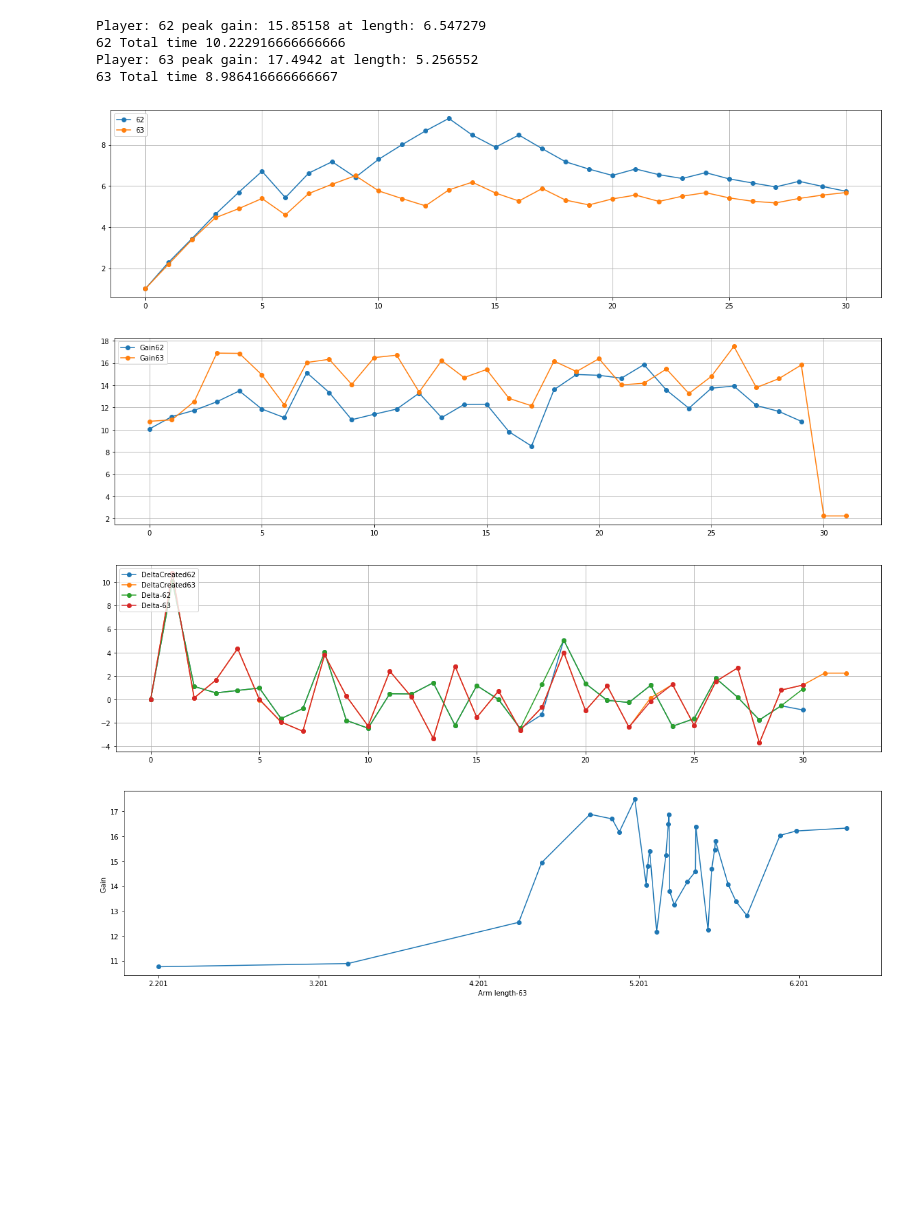
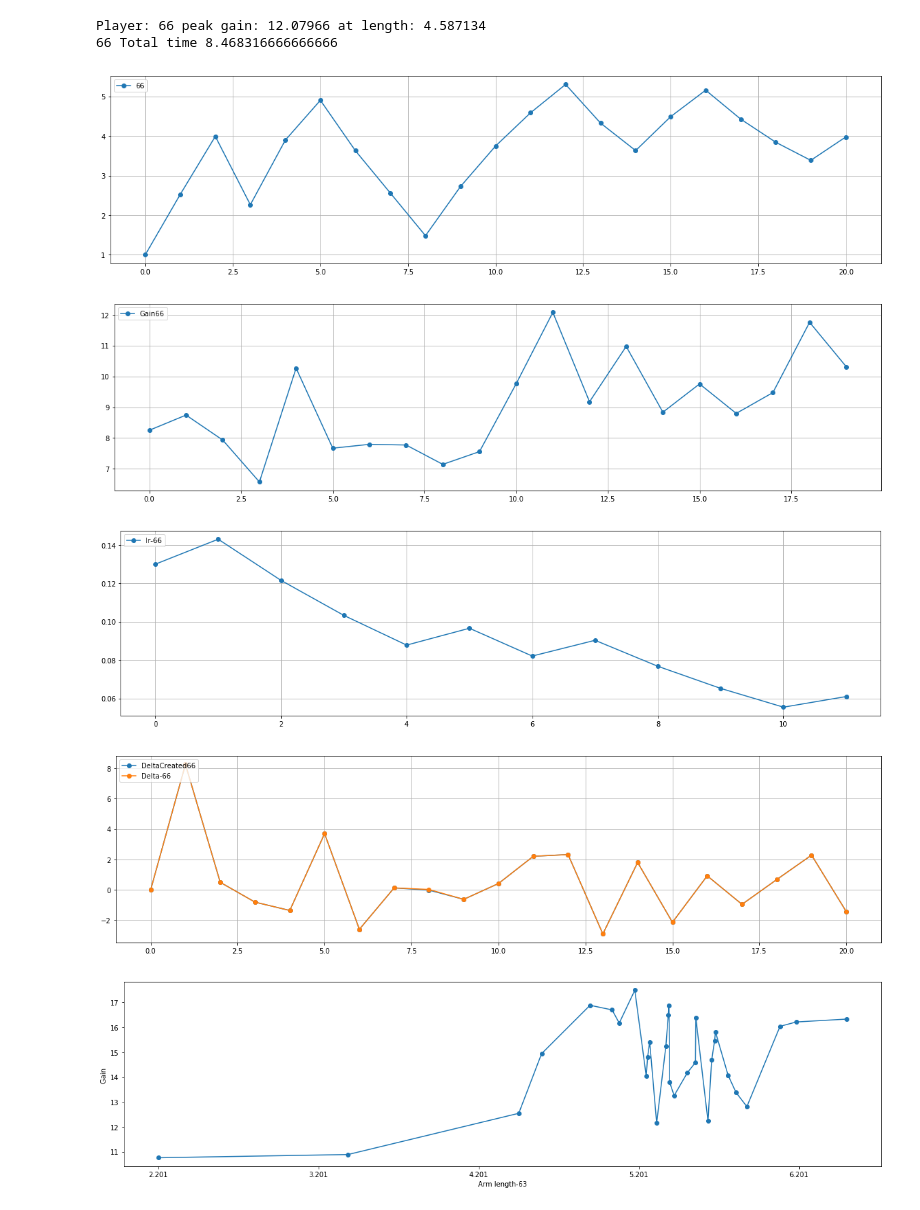
Before and after one commit to AndreeaStefan/SmartuistWrapper, a Jupyter notebook: evaluation/PlotResults.ipynb, the cells around one changed output. Drawn from its saved outputs; the diff is of its cells as text; code cells hidden in the pictures; blank space fills up the shorter version.

Commit message:
Player - 65 and 66: Pre trial

```diff
--- a/evaluation/PlotResults.ipynb
+++ b/evaluation/PlotResults.ipynb
@@ -94,7 +94,7 @@ def EffortPerBodyPartPerPlayer(p, results, batchSize):
 # player 9 = same as 8
 
 batchSize = 8
-players = [ 62, 63]
+players = [ 66]
 path ="C:\\Users\\huber\\OneDrive\\Dokumenty\\thesis-hubert\\unity\\SmartuistWrapper\\tapResult.csv"
 pathA = "E:\\Andreea\\Projects\\Git\\SmartsuitWrapper\\SmartuistWrapper\\tapResult.csv"
 pathStats ="C:\\Users\\huber\\OneDrive\\Dokumenty\\thesis-hubert\\unity\\SmartuistWrapper\\tapResult.csv"
@@ -159,41 +159,40 @@ plt.show()
 # for p in players:
 #     bodyParts = EffortPerBodyPartPerPlayer(p, results, 10)
 #     z = 0
 #     x = list(range(0, len(bodyParts[0])-2))
 #     for a in bodyParts:
 #         if z in [0,1,2,3,4,5,6]:
 #             plt.plot(x,a[:len(a)-2], 'o-', label= str(p) + "-" + str(z))
 #         z = z + 1
 
 #     plt.legend(loc='upper left')
 #     plt.grid(True)
 #     plt.show()
 
 # plot learning rate
-#plotOneResult(players, gradientStats, 6, "lr-")
+plotOneResult(players, gradientStats, 6, "lr-")
 
 
 for p in players:
     tmp = gradientStats[p]
     gain = [0]
     prevGain = [0]
     for words in tmp:
         gain.append(float(words[5]))
         prevGain.append(float(words[4]))
     delta = np.array(gain) - np.array(prevGain)
     x = list(range(0, len(delta)))
     plt.plot(x, delta, 'o-', label="DeltaCreated"+str(p))
 
 # plot delta
 plotOneResult(players, results, 30, "Delta-")
 # %% [output]
-Player: 62 peak gain: 15.85158 at length: 6.547279
-62 Total time 10.222916666666666
-Player: 63 peak gain: 17.4942 at length: 5.256552
-63 Total time 8.986416666666667
+Player: 66 peak gain: 12.07966 at length: 4.587134
+66 Total time 8.468316666666666
-[figure, old version]
+[figure, new version]
-[figure, old version]
+[figure, new version]
-[figure, old version]
+[figure, new version]
+[figure, added]
 # %%
 from scipy.interpolate import make_interp_spline, BSpline, pchip
 
```
Also changed, not shown: parts of 2 cells of this notebook, 8 other files.
